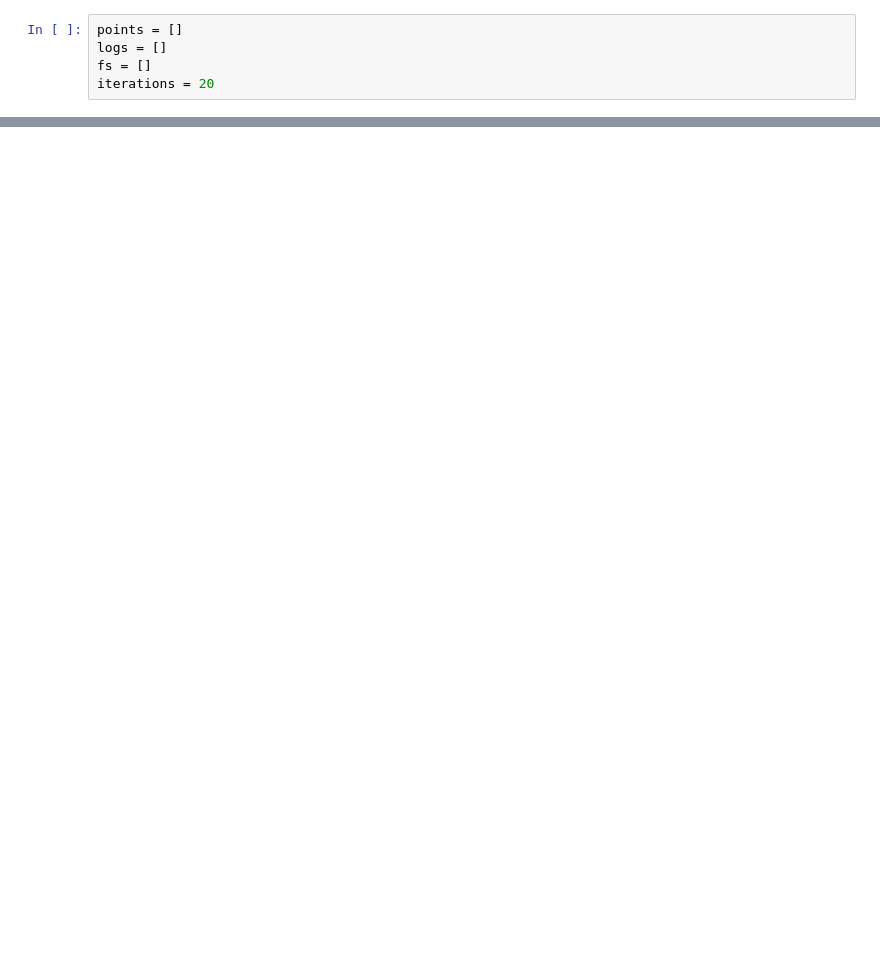
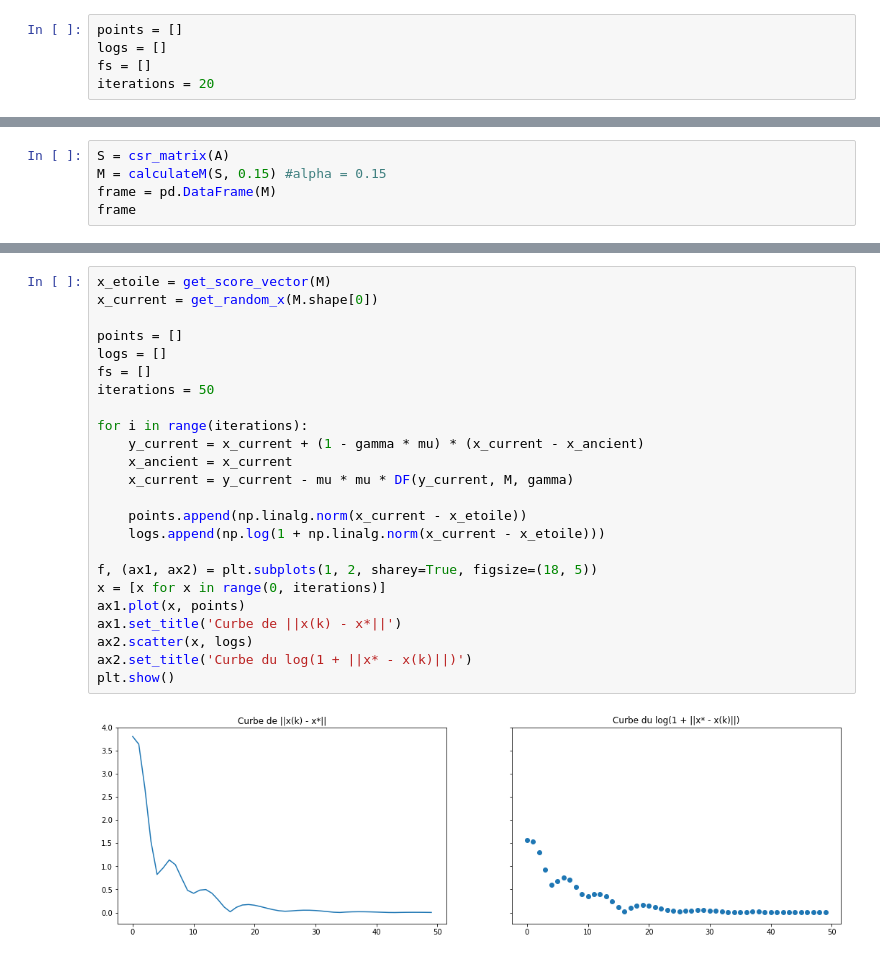
Before and after one commit to LaurenRolan/Math2A, a Jupyter notebook: PageRank/Calcul du Gradient.ipynb, the cells around one changed output, grey strips where cells are left out. Drawn from its saved outputs; the diff is of its cells as text; blank space fills up the shorter version.

```diff
--- a/PageRank/Calcul du Gradient.ipynb
+++ b/PageRank/Calcul du Gradient.ipynb
@@ -90,0 +182,5 @@ plt.show()
+# %%
+S = csr_matrix(A)
+M = calculateM(S, 0.15) #alpha = 0.15
+frame = pd.DataFrame(M)
+frame
@@ -90,0 +193,26 @@ plt.show()
+# %%
+x_etoile = get_score_vector(M)
+x_current = get_random_x(M.shape[0])
+
+points = []
+logs = []
+fs = []
+iterations = 50
+
+for i in range(iterations):
+    y_current = x_current + (1 - gamma * mu) * (x_current - x_ancient)
+    x_ancient = x_current
+    x_current = y_current - mu * mu * DF(y_current, M, gamma)
+
+    points.append(np.linalg.norm(x_current - x_etoile))
+    logs.append(np.log(1 + np.linalg.norm(x_current - x_etoile)))
+
+f, (ax1, ax2) = plt.subplots(1, 2, sharey=True, figsize=(18, 5))
+x = [x for x in range(0, iterations)]
+ax1.plot(x, points)
+ax1.set_title('Curbe de ||x(k) - x*||')
+ax2.scatter(x, logs)
+ax2.set_title('Curbe du log(1 + ||x* - x(k)||)')
+plt.show()
+# %% [output]
+[figure, added]
```
Also changed, not shown: parts of 25 cells of this notebook.
